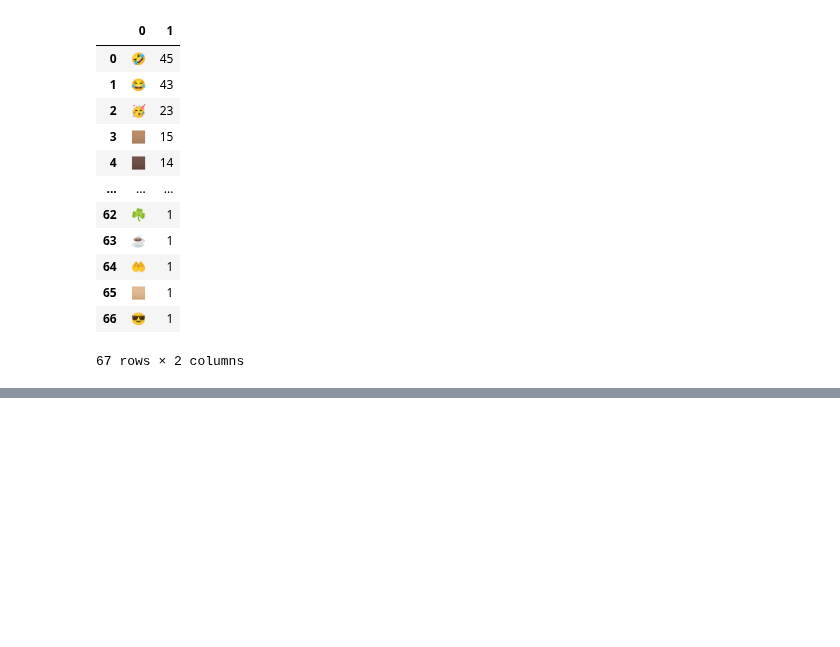
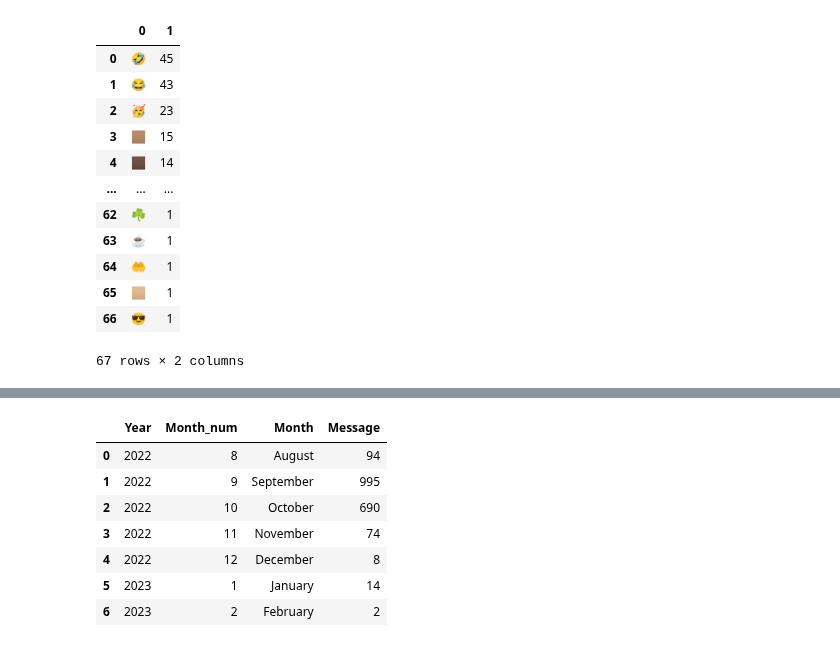
Before and after one commit to lawalsegun2025/whatsapp_chat_analyzer, a Jupyter notebook: whatsapp_chat_analysis.ipynb, the cells around one changed output, grey strips where cells are left out. Saved outputs shown, nothing was run; the diff lists cells and outputs as text; code cells hidden in the pictures; blank space fills up the shorter version.

```diff
--- a/whatsapp_chat_analysis.ipynb
+++ b/whatsapp_chat_analysis.ipynb
@@ -683,0 +690,14 @@ emoji_df
+# %%
+# Get monthly timeline
+
+monthly_df = df.groupby(["Year", "Month_num", "Month"]).count()["Message"].reset_index()
+monthly_df
+# %% [output]
+|  | Year | Month_num | Month | Message |
+| 0 | 2022 | 8 | August | 94 |
+| 1 | 2022 | 9 | September | 995 |
+| 2 | 2022 | 10 | October | 690 |
+| 3 | 2022 | 11 | November | 74 |
+| 4 | 2022 | 12 | December | 8 |
+| 5 | 2023 | 1 | January | 14 |
+| 6 | 2023 | 2 | February | 2 |
```
Also changed, not shown: parts of 9 cells of this notebook, 1 other file.
